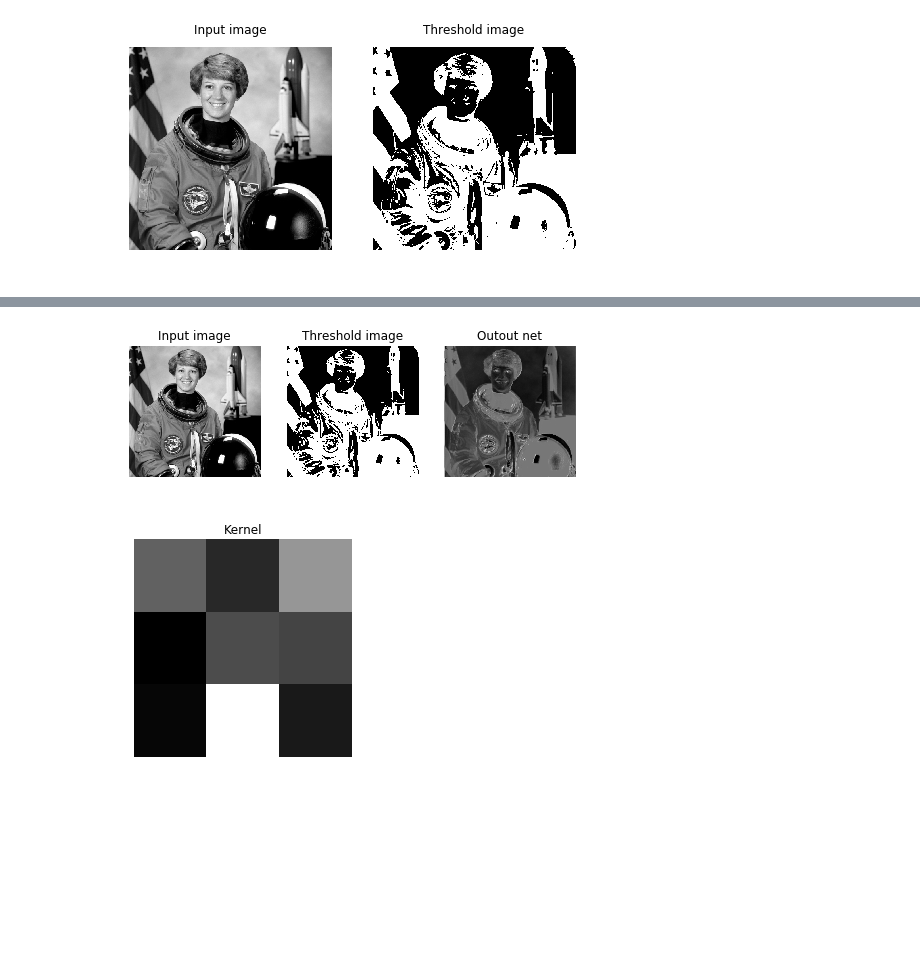
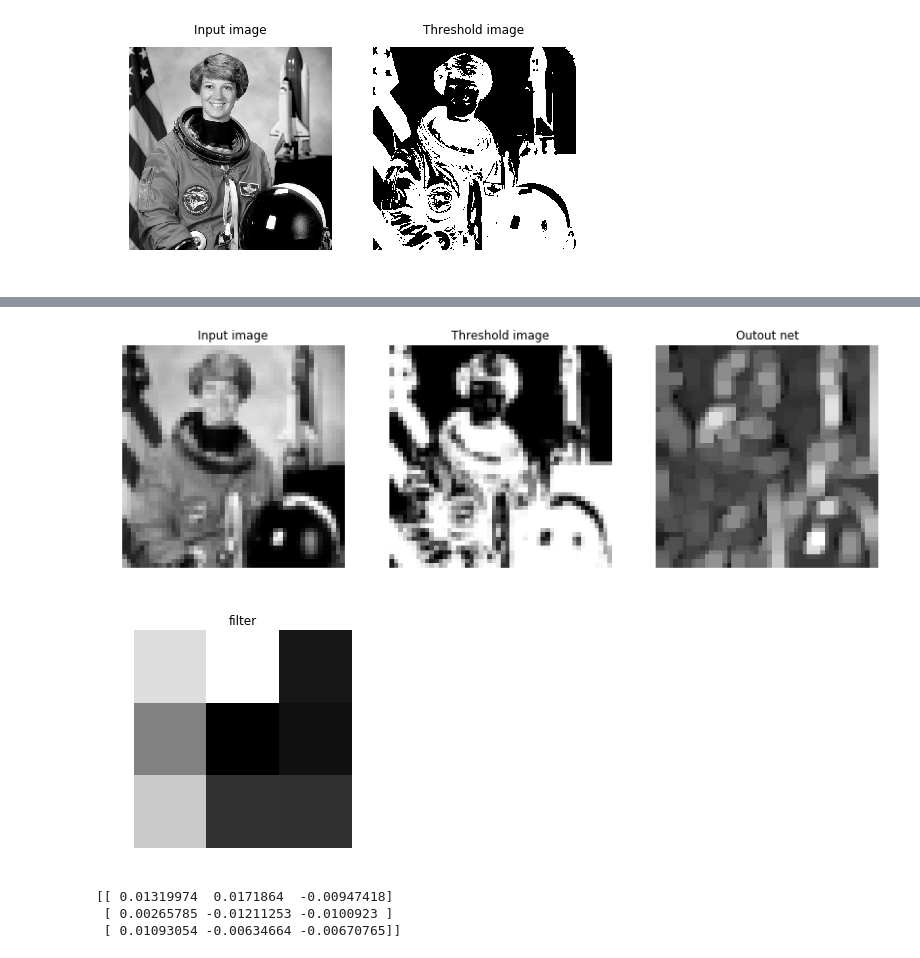
Before and after one commit to pedrodiamel/nettutorial, a Jupyter notebook: icaffelayer.ipynb, the cells around one changed output, grey strips where cells are left out. Cells and saved outputs as stored; diff of their text form; code cells hidden in the pictures; blank space fills up the shorter version.

```diff
--- a/icaffelayer.ipynb
+++ b/icaffelayer.ipynb
@@ -188,45 +289,58 @@ solver.step(100)
 # %%
+import scipy.misc
+
 # test
 # original image
-net = caffe.Net('test.prototxt',caffe.TEST);
+net = caffe.Net('test.prototxt', 'snapshot/snapshot_iter_5000.caffemodel', caffe.TEST);
 
+# image input
 image = color.rgb2gray(data.astronaut());
-#im = np.array(Image.open('cat_gray.jpg'));
+
+# gt
+mu = 0.5;
+label  = (image < mu);
+
+
+image = scipy.misc.imresize(image,(50,50))
+label = scipy.misc.imresize(label,(50,50))
+
 im_input = image[np.newaxis, np.newaxis, :, :];
 net.blobs['data'].reshape(*im_input.shape);
 net.blobs['data'].data[...] = im_input;
 out = net.forward();
 imout = out['pool1'];
 
-# threshold image
-mu = 0.5;
-imbw  = (image < mu);
 
-
-fig, (ax1, ax2, ax3) = plt.subplots(1, 3, figsize=(8, 4), sharex=True, sharey=True)
+fig, (ax1, ax2, ax3) = plt.subplots(1, 3, figsize=(14, 6), sharex=True, sharey=True)
 ax1.axis('off')
 ax1.imshow(image, cmap=plt.cm.gray)
 ax1.set_title('Input image')
 ax1.set_adjustable('box-forced')
 
 ax2.axis('off')
-ax2.imshow(imbw, cmap=plt.cm.gray)
+ax2.imshow(label, cmap=plt.cm.gray)
 ax2.set_title('Threshold image')
 ax2.set_adjustable('box-forced')
 
 ax3.axis('off')
 ax3.imshow(imout[0,0,:,:], cmap=plt.cm.gray)
 ax3.set_title('Outout net')
 ax3.set_adjustable('box-forced')
 
 plt.show()
 # %% [output]
-[figure, old version]
+[figure, new version]
 # %%
-imk = net.params['conv1'][0].data[...];
-plt.imshow(imk[0,0,:,:], cmap=plt.cm.gray);
-plt.title('Kernel');
+filters = net.params['conv1'][0].data;
+filters = filters[0,0,:,:];
+plt.imshow(filters, cmap=plt.cm.gray);
+plt.title('filter');
 plt.axis('off');
 plt.show();
+
+print(filters)
 # %% [output]
-[figure, old version]
+[figure, new version]
+[[ 0.01319974  0.0171864  -0.00947418]
+ [ 0.00265785 -0.01211253 -0.0100923 ]
+ [ 0.01093054 -0.00634664 -0.00670765]]
```
Also changed, not shown: parts of 17 cells of this notebook, 8 other files.
